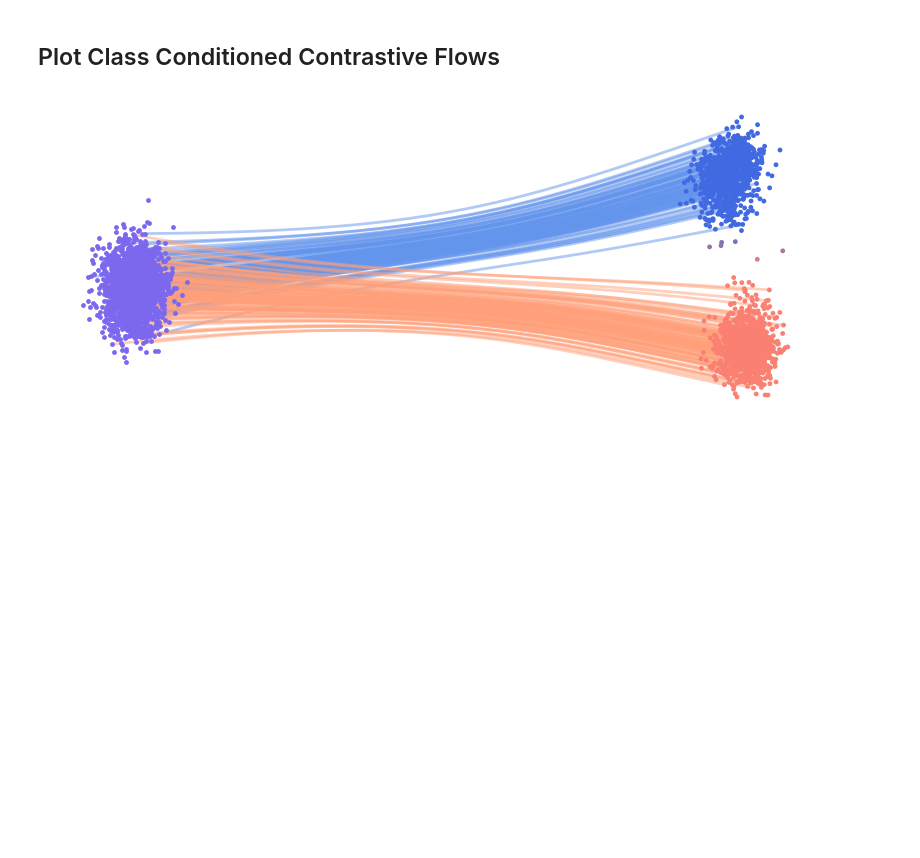
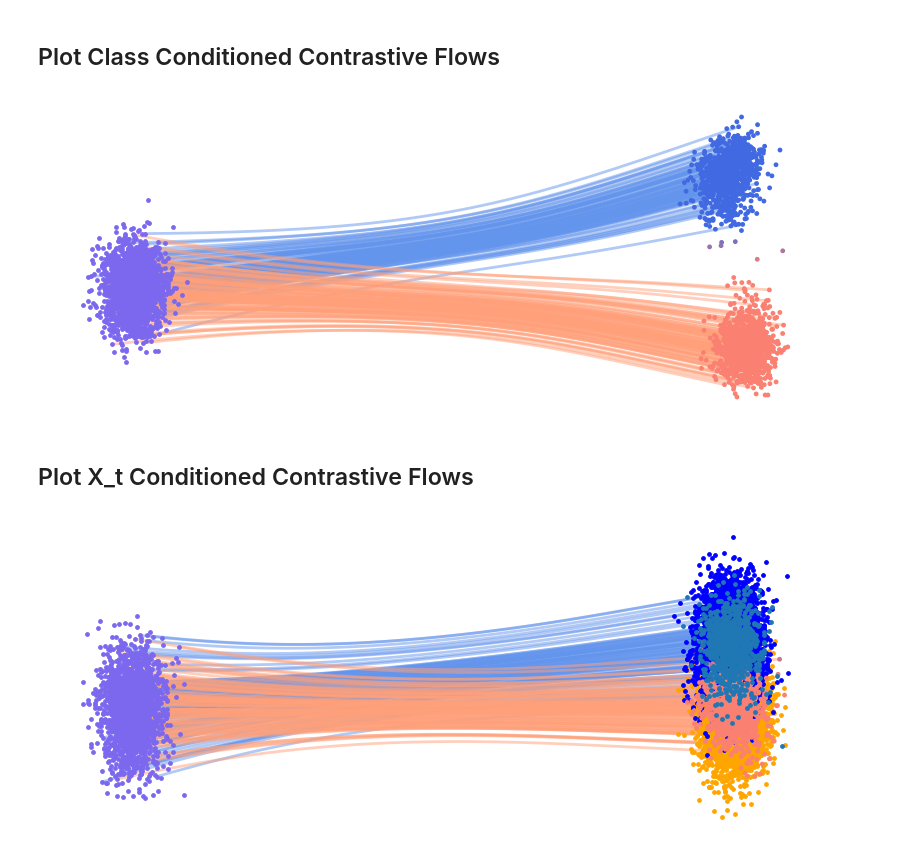
Before and after one commit to gstoica27/REPA, a Jupyter notebook: notebooks/overlapping_flows_post_iccv.ipynb, the cells around one changed output. Drawn from its saved outputs; the diff is of its cells as text; code cells hidden in the pictures; blank space fills up the shorter version.

```diff
--- a/notebooks/overlapping_flows_post_iccv.ipynb
+++ b/notebooks/overlapping_flows_post_iccv.ipynb
@@ -188,3 +220,11 @@ ccf_loss = train_rectified_flow(
     ccf_model, optimizer, train_dataloader, nb_epochs, eps=1e-15,
     contrastive_obj=False, contrastive_lambda=0.5, cc_contrastive_obj=True
 )
+# %%
+xt_cf_model = MLP(num_classes=2, in_dim=2, context_dim=1, h=64, out_dim=2).to(device)
+optimizer = torch.optim.Adam(xt_cf_model.parameters(), lr=5e-3, weight_decay=wd)
+xt_cf_loss = train_rectified_flow(
+    xt_cf_model, optimizer, train_dataloader, nb_epochs, eps=1e-15,
+    contrastive_obj=False, contrastive_lambda=0.1, cc_contrastive_obj=False,
+    xt_conditioned=True, xt_cc_conditioned=False
+)
@@ -440,3 +504,5 @@ plt.axis('off')
 plt.show()
 # %% [output]
 [figure]
+# %% [markdown]
+## Plot X_t Conditioned Contrastive Flows
@@ -442,0 +529,69 @@ plt.show()
+# %%
+xt_cf_test_pi_1 = sample_fn(xt_cf_model, 1000, torch.from_numpy(test_pi_0).to(device))
+
+xt_cf_test_pi_1_flat = xt_cf_test_pi_1.reshape(-1, 3)
+xt_cf_test_pi_1_0 = xt_cf_test_pi_1_flat[xt_cf_test_pi_1_flat[:, 2] == 0, :2].reshape(1001, -1, 2)
+xt_cf_test_pi_1_1 = xt_cf_test_pi_1_flat[xt_cf_test_pi_1_flat[:, 2] == 1, :2].reshape(1001, -1, 2)
+
+x_1_0, y_1_0 = xt_cf_test_pi_1_0[-1, :, 0].cpu().detach().numpy(), xt_cf_test_pi_1_0[-1, :, 1].cpu().detach().numpy()
+x_1_1, y_1_1 = xt_cf_test_pi_1_1[-1, :, 0].cpu().detach().numpy(), xt_cf_test_pi_1_1[-1, :, 1].cpu().detach().numpy()
+
+y_min = min(y_1_0.min(), y_1_1.min())
+y_max = max(y_1_0.max(), y_1_1.max())
+y_grid = np.linspace(y_min, y_max, 500)
+
+density_1_0 = compute_y_kde(y_1_0, y_1_0)
+density_1_1 = compute_y_kde(y_1_1, y_1_0)
+
+plt.figure(figsize=(10, 4))
+
+
+plt.scatter(pi_1_0[:, 0], pi_1_0[:, 1], color="orange", alpha=1.0, s=6, zorder=2)
+plt.scatter(pi_1_1[:, 0], pi_1_1[:, 1], color="blue", alpha=1.0, s=6, zorder=2)
+
+for sample in range(0, xt_cf_test_pi_1_1.shape[1], 10):
+    x = xt_cf_test_pi_1_1[:, sample, 0].cpu().detach().numpy()
+    y = xt_cf_test_pi_1_1[:, sample, 1].cpu().detach().numpy()
+    plt.plot(x, y, c='cornflowerblue', linewidth=2., alpha=0.5, zorder=1)
+for sample in range(0, xt_cf_test_pi_1_0.shape[1], 10):
+    plt.plot(
+        xt_cf_test_pi_1_0[:, sample, 0].cpu().detach().numpy(),
+        xt_cf_test_pi_1_0[:, sample, 1].cpu().detach().numpy(),
+        c='lightsalmon', linewidth=2., alpha=0.5, zorder=1
+    )
+
+
+colors = [
+    (250 / 255, 128 / 255, 114 / 255),
+    (65 / 255, 105 / 255, 225 / 255)
+]
+custom_cmap = LinearSegmentedColormap.from_list("custom_cmap", colors, N=2000)
+norm = Normalize(
+    vmin=min(density_1_0.min(), density_1_1.min()) + .5,
+    vmax=max(density_1_0.max(), density_1_1.max()) + .5
+)
+
+plt.scatter(test_pi_0[:, 0], test_pi_0[:, 1], color="mediumslateblue", alpha=1.0, s=6, zorder=2)
+plt.scatter(
+    x_1_0,
+    y_1_0,
+    # c="salmon",
+    alpha=1.0, s=6, zorder=2,
+    c=y_1_0,
+    cmap=custom_cmap, norm=norm
+)
+plt.scatter(
+    x_1_1,
+    y_1_1,
+    # c="royalblue",
+    alpha=1.0, s=6, zorder=2,
+    # c=y_1_1,
+    cmap=custom_cmap, norm=norm
+)
+# remove ticks
+plt.xticks([])
+plt.yticks([])
+plt.axis('off')
+plt.show()
+# %% [output]
+[figure, added]
```
Also changed, not shown: parts of 15 cells of this notebook, 6 other files.
